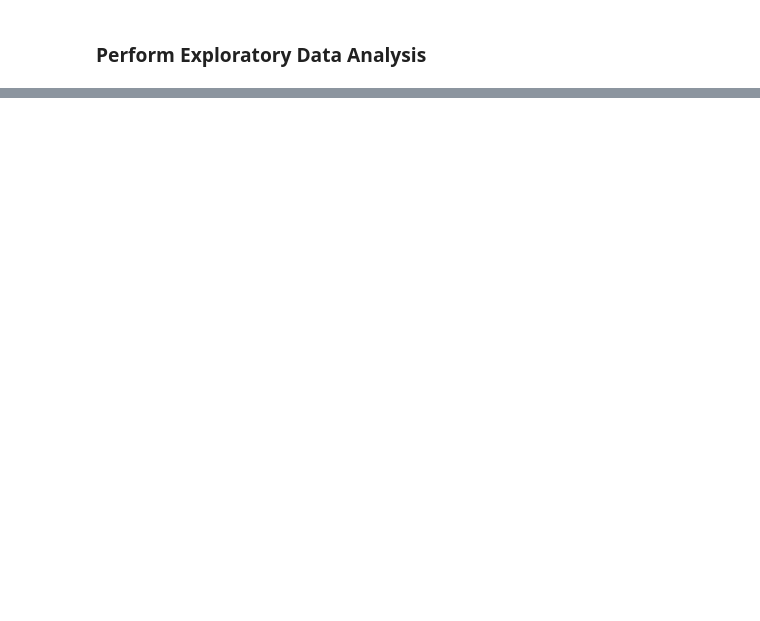
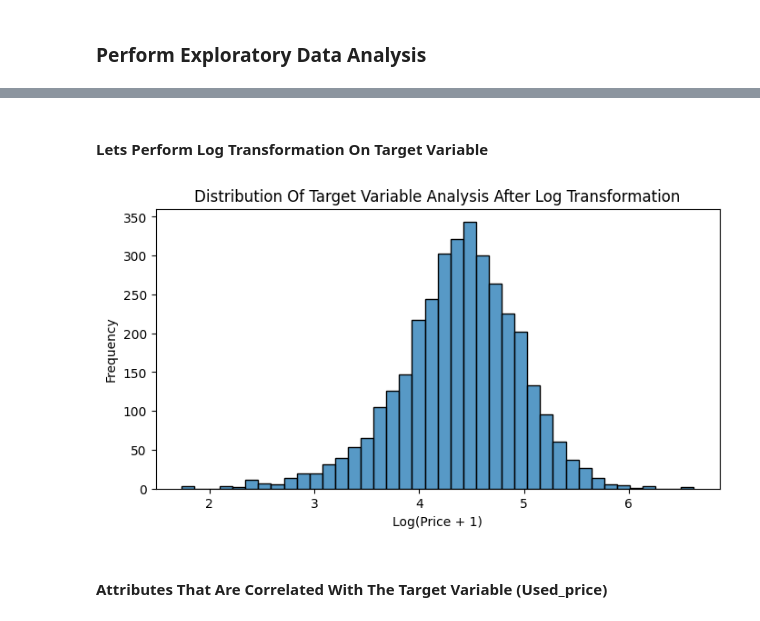
Before and after one commit to moro23/ml_price_prediction_project, a Jupyter notebook: notebook.ipynb, the cells around one changed output, grey strips where cells are left out. Saved outputs shown, nothing was run; the diff lists cells and outputs as text; code cells hidden in the pictures; blank space fills up the shorter version.

```diff
--- a/notebook.ipynb
+++ b/notebook.ipynb
@@ -122,0 +152,17 @@ dtype: int64
+# %% [markdown]
+#### Lets Perform Log Transformation On Target Variable
+# %%
+log_price = np.log1p(df.used_price)
+
+plt.figure(figsize=(8,4))
+
+sns.histplot(log_price, bins=40)
+plt.title("Distribution Of Target Variable Analysis After Log Transformation")
+plt.xlabel('Log(Price + 1)')
+plt.ylabel('Frequency')
+
+plt.show()
+# %% [output]
+[figure, added]
+# %% [markdown]
+#### Attributes That Are Correlated With The Target Variable (Used_price)
```
Also changed, not shown: parts of 16 cells of this notebook.
